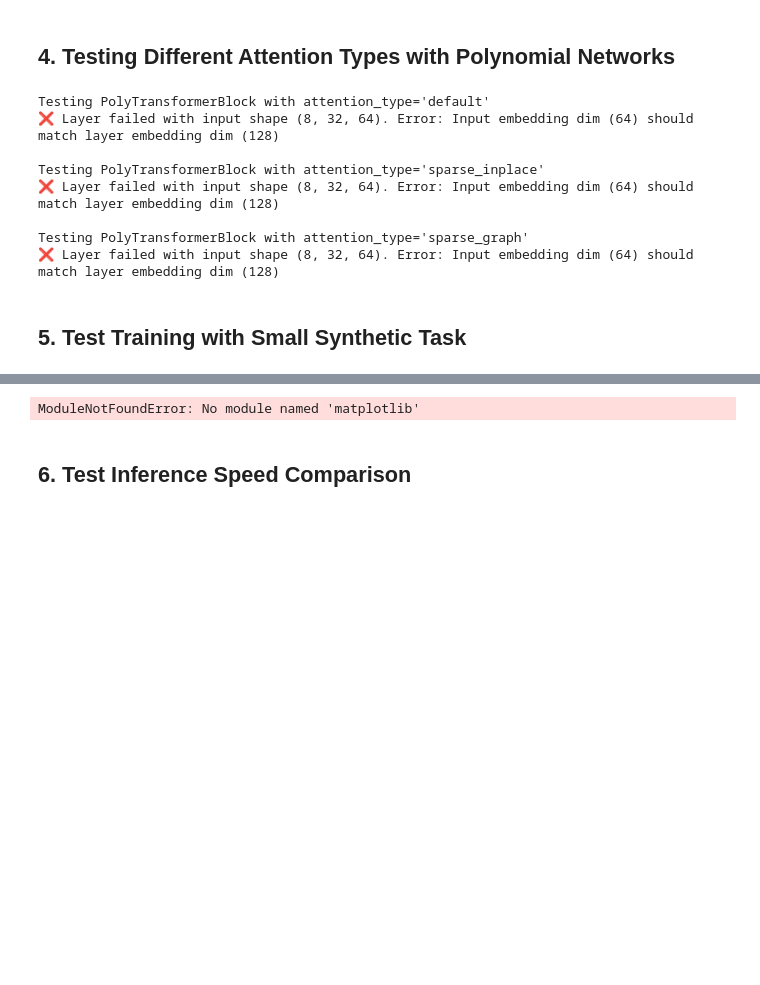
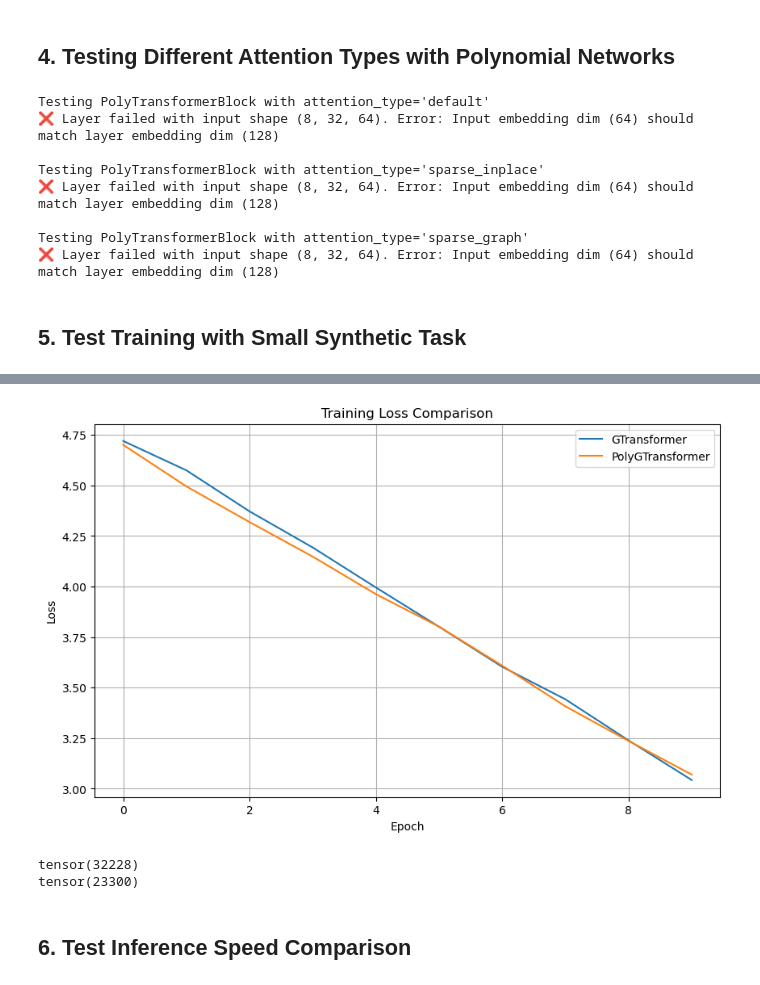
Before and after one commit to 737ashish/polyformer, a Jupyter notebook: test.ipynb, the cells around one changed output, grey strips where cells are left out. Drawn from its saved outputs; the diff is of its cells as text; code cells hidden in the pictures; blank space fills up the shorter version.

Commit message:
modified poly_classify and created job files

```diff
--- a/test.ipynb
+++ b/test.ipynb
@@ -358,14 +358,15 @@ seq_len = 16
 emb = 32
 heads = 2
 depth = 2
+epochs = 10
 
 print("Training GTransformer:")
 g_model = GTransformer(emb, heads, depth, seq_len, vocab_size)
-g_losses = train_for_epochs(g_model, epochs=3, vocab_size=vocab_size, seq_len=seq_len)
+g_losses = train_for_epochs(g_model, epochs=epochs, vocab_size=vocab_size, seq_len=seq_len)
 
 print("\nTraining PolyGTransformer:")
-poly_g_model = PolyGTransformer(emb, heads, depth, seq_len, vocab_size, degree=2)
-poly_g_losses = train_for_epochs(poly_g_model, epochs=3, vocab_size=vocab_size, seq_len=seq_len)
+poly_g_model = PolyGTransformer(emb, heads, depth, seq_len, vocab_size, degree=2, ff_hidden_mult=4, poly_class=CP_sparse_degree_LU, use_relu=False)
+poly_g_losses = train_for_epochs(poly_g_model, epochs=epochs, vocab_size=vocab_size, seq_len=seq_len)
 
 # Plot loss comparison
 import matplotlib.pyplot as plt
@@ -379,5 +380,8 @@ plt.title('Training Loss Comparison')
 plt.legend()
 plt.grid(True)
 plt.show()
+
+print(non_zero_count(g_model))
+print(non_zero_count(poly_g_model))
 # %% [output]
 Training GTransformer:
@@ -392,4 +404,6 @@ Epoch 3, Loss: 4.2499
+[figure, added]
-ModuleNotFoundError: No module named 'matplotlib'
+tensor(32228)
+tensor(23300)
 # %% [markdown]
 ## 6. Test Inference Speed Comparison
 # %%
```
Also changed, not shown: parts of 5 cells of this notebook, 4 other files.
